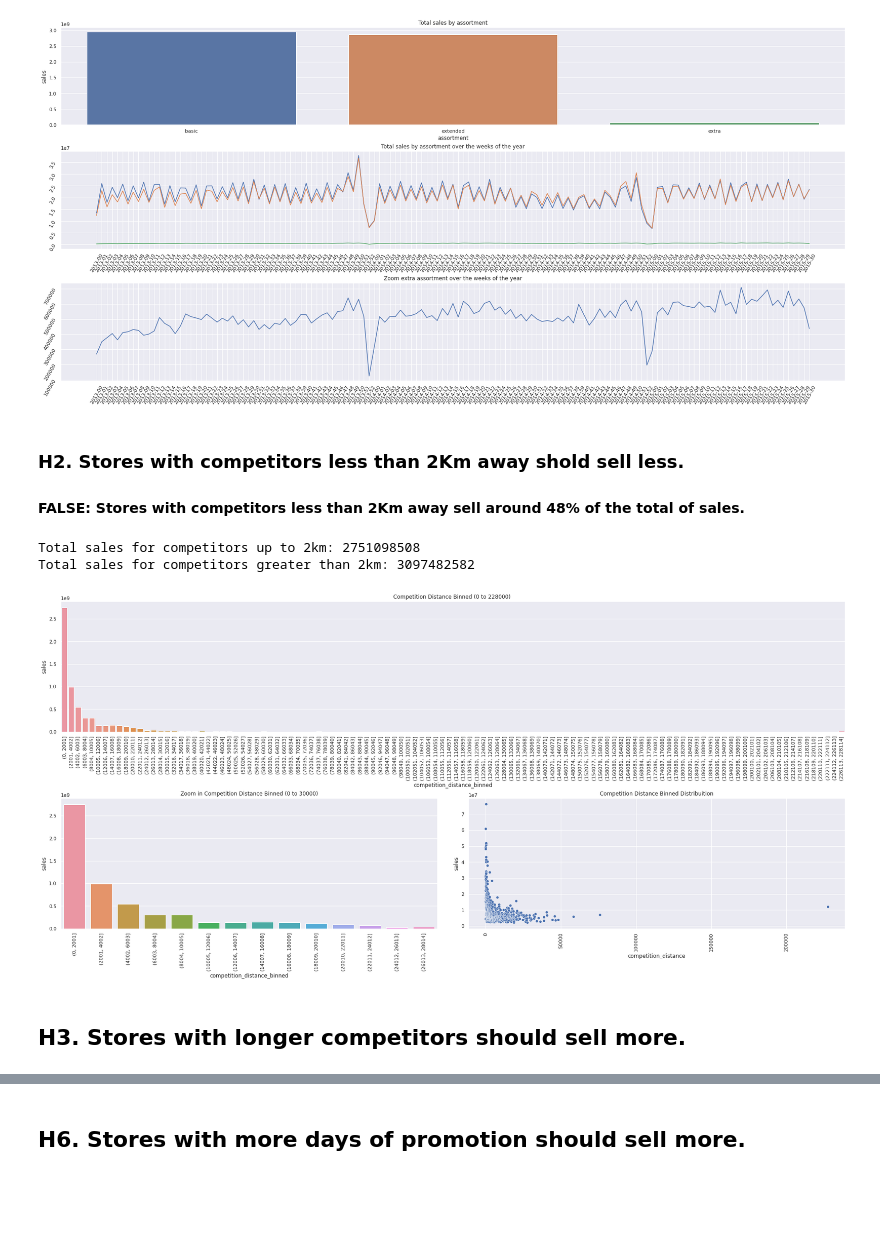
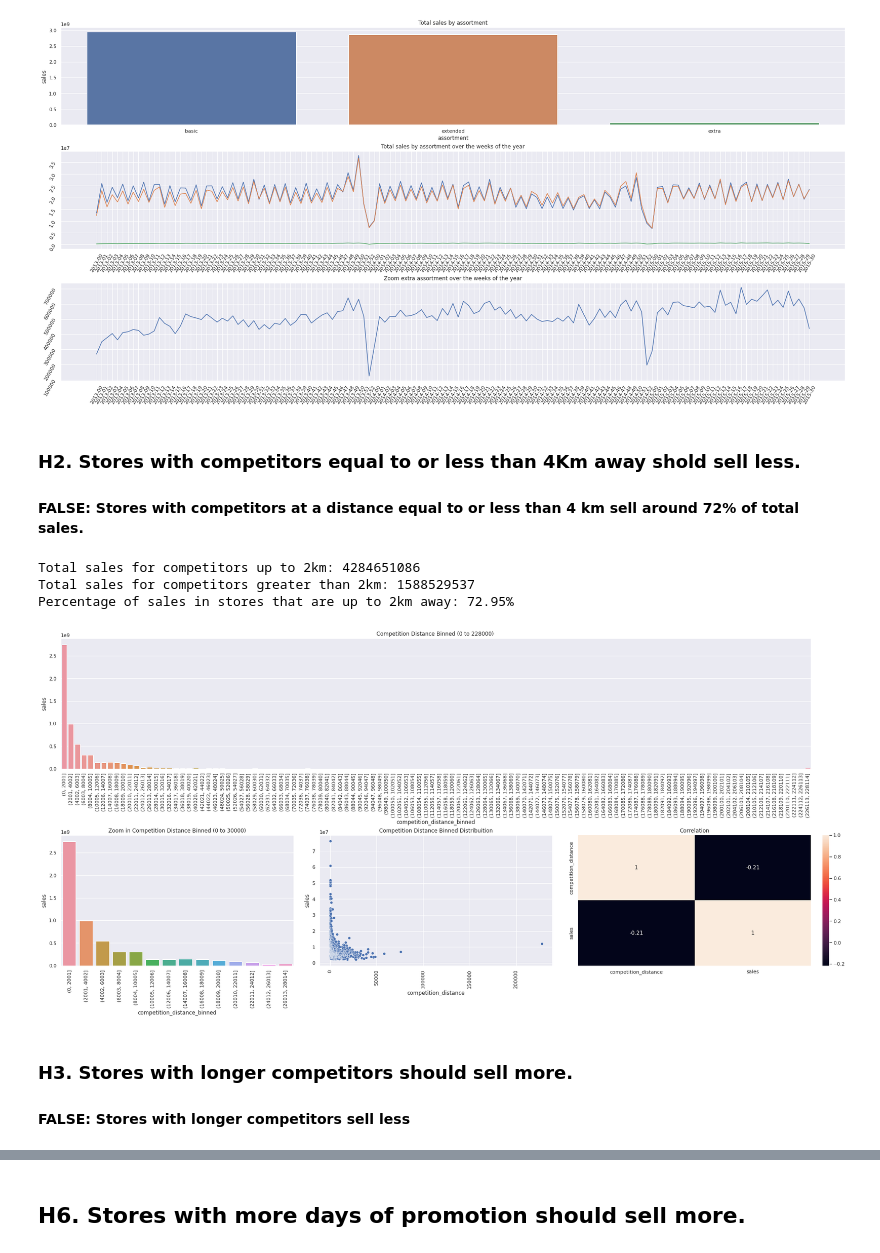
Before and after one commit to luanjesus/rossmann_store_sales_prediction, a Jupyter notebook: exploratory_data_analysis.ipynb, the cells around one changed output, grey strips where cells are left out. Cells and saved outputs as stored; diff of their text form; code cells hidden in the pictures; blank space fills up the shorter version.

```diff
--- a/exploratory_data_analysis.ipynb
+++ b/exploratory_data_analysis.ipynb
@@ -545,48 +545,61 @@ plt.show()
 # %% [output]
 [figure]
 # %% [markdown]
-### **H2.** Stores with competitors less than 2Km away shold sell less.
+### **H2.** Stores with competitors equal to or less than 4Km away shold sell less.
 
-#### FALSE: Stores with competitors less than 2Km away sell around 48% of the total of sales.
+#### FALSE: Stores with competitors at a distance equal to or less than 4 km sell around 72% of total sales.
-# %%
-print('Total sales for competitors up to 2km: {}'.format(aux2.iloc[:,1][0]))
-print('Total sales for competitors greater than 2km: {}'.format(aux2.iloc[:,1][1:].sum()))
-print('Percen')
-# %% [output]
-Total sales for competitors up to 2km: 2751098508
-Total sales for competitors greater than 2km: 3097482582
 # %%
 aux1 = df5[['competition_distance', 'sales']].groupby('competition_distance').sum().reset_index()
 aux2 = aux1.copy()
 
 bins1 = list(np.arange(0, 229000, 2001))
 bins2 = list(np.arange(0,  30000, 2001))
 
 aux1['competition_distance_binned'] = pd.cut(aux1['competition_distance'], bins=bins1)
 aux2['competition_distance_binned'] = pd.cut(aux1['competition_distance'], bins=bins2)
 
+total_sales_4km = aux1.iloc[:,1][0:384].sum()
+total_sales_greater_4km = aux1.iloc[:,1][384:].sum()
+
+percent_total_sales_4km = (total_sales_4km * 100) / aux1['sales'].sum()
+print('Total sales for competitors up to 2km: {}'.format(total_sales_4km))
+print('Total sales for competitors greater than 2km: {}'.format(total_sales_greater_4km))
+print('Percentage of sales in stores that are up to 2km away: {}%'.format(round(percent_total_sales_4km,2)))
+
 aux3 = aux1[['competition_distance_binned', 'sales']].groupby('competition_distance_binned').sum().reset_index()
 aux4 = aux2[['competition_distance_binned', 'sales']].groupby('competition_distance_binned').sum().reset_index()
 
 fig = plt.figure(constrained_layout=True)
-specs = GridSpec(6, 2, figure=fig)
+specs = GridSpec(6, 3, figure=fig)
 
 
 ax1 = fig.add_subplot(specs[0:3, 0:])
 ax1.set_title('Competition Distance Binned (0 to 228000) ')
 sns.barplot(x='competition_distance_binned', y='sales', ax=ax1, data=aux3)
 plt.xticks(rotation=90);
 
 ax2 = fig.add_subplot(specs[3:, 0])
 ax2.set_title('Zoom in Competition Distance Binned (0 to 30000)')
 sns.barplot(x='competition_distance_binned', y='sales', ax=ax2, data=aux4)
 plt.xticks(rotation=90);
 
 ax3 = fig.add_subplot(specs[3:, 1])
 ax3.set_title('Competition Distance Binned Distribuition')
 sns.scatterplot(x='competition_distance', y='sales', ax=ax3, data=aux1)
-plt.xticks(rotation=90);
+plt.xticks(rotation=90)
+
+ax4 = fig.add_subplot(specs[3:, 2])
+ax4.set_title('Correlation')
+sns.heatmap(aux1.corr(method='pearson'), annot=True);
+
+total_sales_2km = aux2.iloc[:,1][0]
+total_sales_greater_2km = aux2.iloc[:,1][1:].sum()
 # %% [output]
+Total sales for competitors up to 2km: 4284651086
+Total sales for competitors greater than 2km: 1588529537
+Percentage of sales in stores that are up to 2km away: 72.95%
-[figure, old version]
+[figure, new version]
 # %% [markdown]
-## **H3.** Stores with longer competitors should sell more.
+### **H3.** Stores with longer competitors should sell more.
+
+#### FALSE: Stores with longer competitors sell less
```
Also changed, not shown: parts of 5 cells of this notebook.
